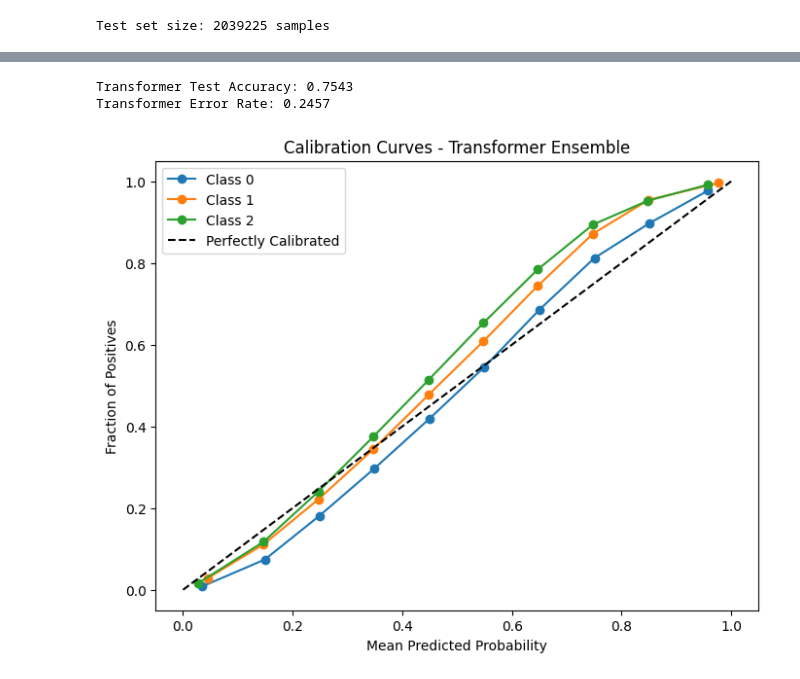
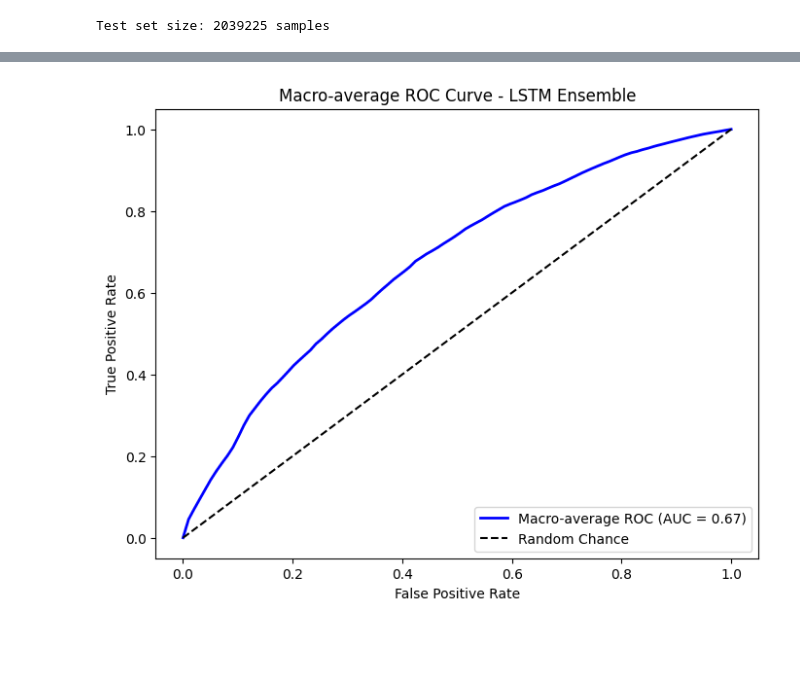
Before and after one commit to lastwater8725/figure_v2, a Jupyter notebook: figure/src/ada_dl/figure_ema_lstm_trans.ipynb, the cells around one changed output, grey strips where cells are left out. Drawn from its saved outputs; the diff is of its cells as text; code cells hidden in the pictures; blank space fills up the shorter version.

```diff
--- a/figure/src/ada_dl/figure_ema_lstm_trans.ipynb
+++ b/figure/src/ada_dl/figure_ema_lstm_trans.ipynb
@@ -542,26 +533,49 @@ plt.show()
 # %%
-# Accuracy 및 Error Rate 계산
-accuracy_trans = np.sum(Y_test.values == ensemble_transformer_preds) / len(Y_test.values)
-error_rate_trans = 1 - accuracy_trans
+# # Accuracy 및 Error Rate 계산
+# accuracy_trans = np.sum(Y_test.values == ensemble_transformer_preds) / len(Y_test.values)
+# error_rate_trans = 1 - accuracy_trans
 
-print(f"Transformer Test Accuracy: {accuracy_trans:.4f}")
-print(f"Transformer Error Rate: {error_rate_trans:.4f}")
+# print(f"Transformer Test Accuracy: {accuracy_trans:.4f}")
+# print(f"Transformer Error Rate: {error_rate_trans:.4f}")
-# %% [output]
-Transformer Test Accuracy: 0.7543
-Transformer Error Rate: 0.2457
 # %%
-import matplotlib.pyplot as plt
-from sklearn.calibration import calibration_curve
+# import matplotlib.pyplot as plt
+# from sklearn.calibration import calibration_curve
 
-plt.figure(figsize=(8, 6))
-for i in range(n_classes):
-    fraction_of_positives, mean_predicted_value = calibration_curve(Y_test_bin[:, i], ensemble_transformer_probs[:, i], n_bins=10)
-    plt.plot(mean_predicted_value, fraction_of_positives, marker='o', label=f"Class {i}")
-plt.plot([0, 1], [0, 1], 'k--', label="Perfectly Calibrated")
-plt.xlabel("Mean Predicted Probability")
-plt.ylabel("Fraction of Positives")
-plt.title("Calibration Curves - Transformer Ensemble")
-plt.legend(loc="best")
-plt.show()
+# plt.figure(figsize=(8, 6))
+# for i in range(n_classes):
+#     fraction_of_positives, mean_predicted_value = calibration_curve(Y_test_bin[:, i], ensemble_transformer_probs[:, i], n_bins=10)
+#     plt.plot(mean_predicted_value, fraction_of_positives, marker='o', label=f"Class {i}")
+# plt.plot([0, 1], [0, 1], 'k--', label="Perfectly Calibrated")
+# plt.xlabel("Mean Predicted Probability")
+# plt.ylabel("Fraction of Positives")
+# plt.title("Calibration Curves - Transformer Ensemble")
+# plt.legend(loc="best")
+# plt.show()
-# %% [output]
-[figure, removed]
+# %%
+import numpy as np
+import matplotlib.pyplot as plt
+from sklearn.metrics import auc
+
+# 공통 fpr 값: 0부터 1까지 100 포인트
+all_fpr = np.linspace(0, 1, 100)
+mean_tpr = np.zeros_like(all_fpr)
+
+# 각 클래스별로 fpr, tpr를 공통 fpr에 대해 보간(interpolate)한 후 평균
+for i in range(n_classes):
+    mean_tpr += np.interp(all_fpr, fpr[i], tpr[i])
+mean_tpr /= n_classes
+
+# macro-average AUC 계산
+macro_auc = auc(all_fpr, mean_tpr)
+
+plt.figure(figsize=(8, 6))
+plt.plot(all_fpr, mean_tpr, color="b", lw=2,
+         label=f"Macro-average ROC (AUC = {macro_auc:.2f})")
+plt.plot([0, 1], [0, 1], 'k--', label="Random Chance")
+plt.xlabel("False Positive Rate")
+plt.ylabel("True Positive Rate")
+plt.title("Macro-average ROC Curve - LSTM Ensemble")
+plt.legend(loc="lower right")
+plt.show()
+# %% [output]
+[figure, added]
```
Also changed, not shown: parts of 19 cells of this notebook, 5 other files.
